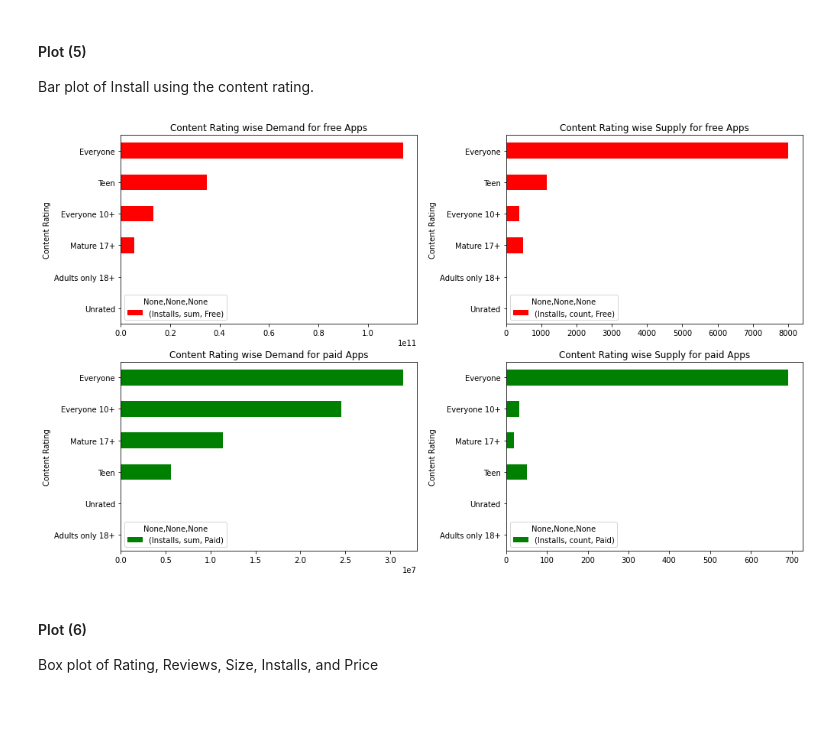
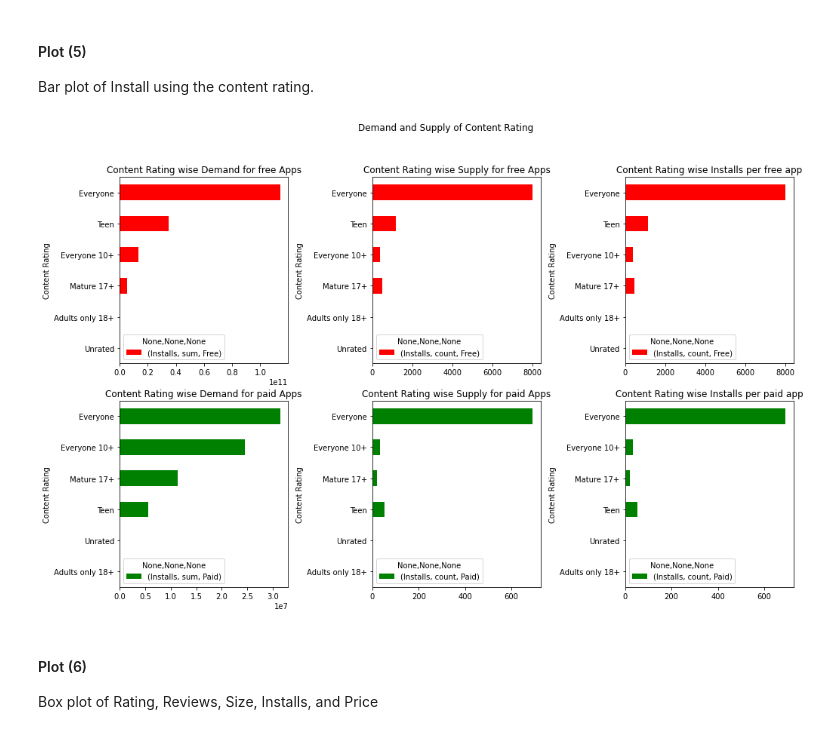
Before and after one commit to BharatSingla12/Play-Store-App-Review-Analysis-EDA-, a Jupyter notebook: Play_Store_App_Review_Analysis_Capstone_Project.ipynb, the cells around one changed output. Cells and saved outputs as stored; diff of their text form; code cells hidden in the pictures; blank space fills up the shorter version.

```diff
--- a/Play_Store_App_Review_Analysis_Capstone_Project.ipynb
+++ b/Play_Store_App_Review_Analysis_Capstone_Project.ipynb
@@ -453,50 +508,24 @@ plt.show()
 # %% [markdown]
 #### Plot (5)
 Bar plot of Install using the content rating.
-# %%
-# # df[['Installs', 'Content Rating']].groupby('Content Rating', as_index=False).sum().sort_values(by='Installs', ascending=True).plot(y = 'Installs', x = 'Content Rating', kind = 'barh', figsize  = (10,12))
-
-# df1 = df[['Installs', 'Content Rating', 'Type']]  # Select the columns
-# df2 = df1.groupby(by= ['Type', 'Content Rating'], as_index=True).sum().sort_values(by='Installs', ascending=False)  # Create multilayer group by
-# df3 = df2.unstack(level=0)['Installs'].fillna(0)        # Unstack using index
-# df4 = df3.reset_index()               # Reset the index
-
-
-
-# fig, (ax1, ax2) = plt.subplots(1, 2)
-# fig.suptitle('Horizontally stacked subplots')
-# fig.subplots_adjust(hspace=0.5, wspace = 0.5)
-# # plt.figure(figsize=(16,10))
-
-# df4.sort_values(by='Paid', ascending=True).plot(y = 'Paid', x = 'Content Rating',ax =ax1, kind = 'barh', figsize  = (16,10),color= 'red')
-# df4.sort_values(by='Free', ascending=True).plot(y = 'Free', x = 'Content Rating',ax =ax2, kind = 'barh', figsize  = (16,10),color= 'green')
-# plt.show()
-
-# =====================================
-# Pie plot
-# fig, (ax1, ax2) = plt.subplots(1, 2, figsize=(16,8))
-# fig.suptitle('Horizontally stacked subplots')
-# fig.subplots_adjust(hspace=0.5, wspace = 0.5)
-
-# df3.plot( kind = 'pie', subplots = True, ax = (ax1, ax2))
-# plt.show()
-
-# =====================================
-df1 = df[['Installs', 'Content Rating', 'Type']]  # Select the columns
-df2 = df1.groupby(by= ['Type', 'Content Rating'], as_index=True).agg(['sum', 'count']).unstack(level=0).fillna(0)
-
-fig, axs = plt.subplots(2, 2)
-# fig.suptitle('Demand and Supply of Category Class')
-fig.subplots_adjust(hspace=0.2, wspace = 0.3)
-
-df2.sort_values(by=('Installs', 'sum', 'Free'), ascending=True).plot(y = ('Installs', 'sum', 'Free'), ax = axs[0, 0], kind = 'barh', figsize  = (16,10),color= 'red', title = "Content Rating wise Demand for free Apps")
-df2.sort_values(by=('Installs', 'sum', 'Free'), ascending=True).plot(y = ('Installs', 'count', 'Free'), ax = axs[0, 1], kind = 'barh', figsize  = (16,10),color= 'red', title = "Content Rating wise Supply for free Apps")
-
-df2.sort_values(by=('Installs', 'sum', 'Paid'), ascending=True).plot(y = ('Installs', 'sum', 'Paid'), ax = axs[1, 0], kind = 'barh', figsize  = (16,10),color= 'green', title = "Content Rating wise Demand for paid Apps")
-df2.sort_values(by=('Installs', 'sum', 'Paid'), ascending=True).plot(y = ('Installs', 'count', 'Paid'), ax = axs[1, 1], kind = 'barh', figsize  = (16,10),color= 'green', title = "Content Rating wise Supply for paid Apps")
-plt.show()
-# %% [output]
-[figure, removed]
+# %%
+df1 = df[['Installs', 'Content Rating', 'Type']]  # Select the columns
+df2 = df1.groupby(by= ['Type', 'Content Rating'], as_index=True).agg(['sum', 'count', 'mean']).unstack(level=0).fillna(0)
+
+fig, axs = plt.subplots(2, 3)
+fig.suptitle('Demand and Supply of Content Rating')
+fig.subplots_adjust(hspace=0.2, wspace = 0.5)
+
+df2.sort_values(by=('Installs', 'sum', 'Free'), ascending=True).plot(y = ('Installs', 'sum', 'Free'), ax = axs[0, 0], kind = 'barh', figsize  = (16,10),color= 'red', title = "Content Rating wise Demand for free Apps")
+df2.sort_values(by=('Installs', 'sum', 'Free'), ascending=True).plot(y = ('Installs', 'count', 'Free'), ax = axs[0, 1], kind = 'barh', figsize  = (16,10),color= 'red', title = "Content Rating wise Supply for free Apps")
+df2.sort_values(by=('Installs', 'sum', 'Free'), ascending=True).plot(y = ('Installs', 'count', 'Free'), ax = axs[0, 2], kind = 'barh', figsize  = (16,10),color= 'red', title = "Content Rating wise Installs per free app")
+
+df2.sort_values(by=('Installs', 'sum', 'Paid'), ascending=True).plot(y = ('Installs', 'sum', 'Paid'), ax = axs[1, 0], kind = 'barh', figsize  = (16,10),color= 'green', title = "Content Rating wise Demand for paid Apps")
+df2.sort_values(by=('Installs', 'sum', 'Paid'), ascending=True).plot(y = ('Installs', 'count', 'Paid'), ax = axs[1, 1], kind = 'barh', figsize  = (16,10),color= 'green', title = "Content Rating wise Supply for paid Apps")
+df2.sort_values(by=('Installs', 'sum', 'Paid'), ascending=True).plot(y = ('Installs', 'count', 'Paid'), ax = axs[1, 2], kind = 'barh', figsize  = (16,10),color= 'green', title = "Content Rating wise Installs per paid app")
+plt.show()
+# %% [output]
+[figure, added]
 # %% [markdown]
 #### Plot (6)
 Box plot of Rating, Reviews, Size, Installs, and Price
```
Also changed, not shown: parts of 34 cells of this notebook.
